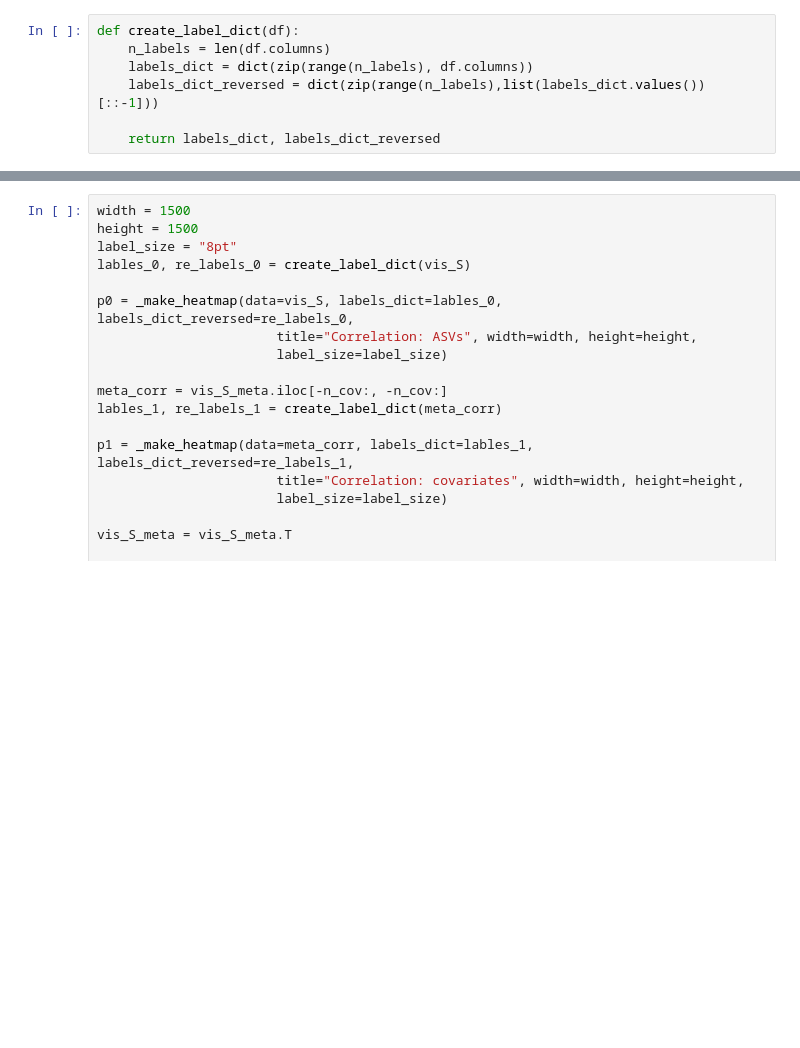
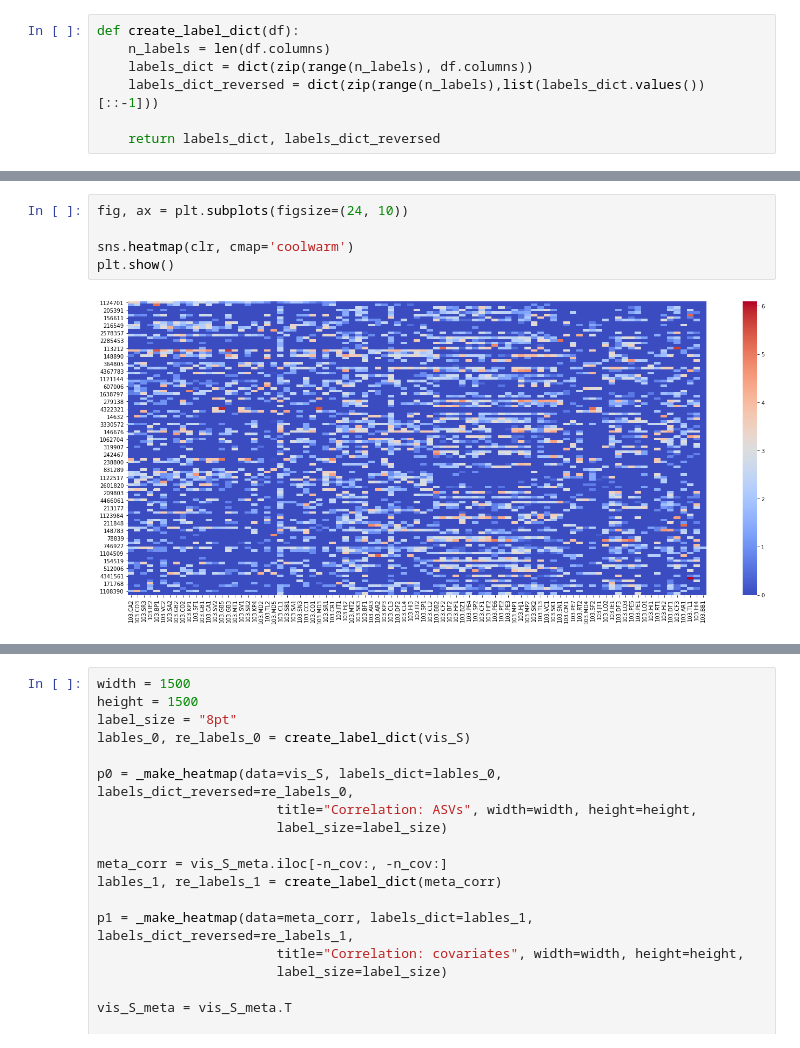
Before and after one commit to Vlasovets/atacama-soil-microbiome-tutorial, a Jupyter notebook: python/88soils.ipynb, the cells around one changed output, grey strips where cells are left out. Cells and saved outputs as stored; diff of their text form; blank space fills up the shorter version.

```diff
--- a/python/88soils.ipynb
+++ b/python/88soils.ipynb
@@ -304,3 +418,10 @@ clr
+# %%
+fig, ax = plt.subplots(figsize=(24, 10))
+
+sns.heatmap(clr, cmap='coolwarm')
+plt.show()
+# %% [output]
+[figure, added]
 # %%
 depth = soil.sum(axis=0)
 
```
Also changed, not shown: parts of 37 cells of this notebook, 1 other file.
